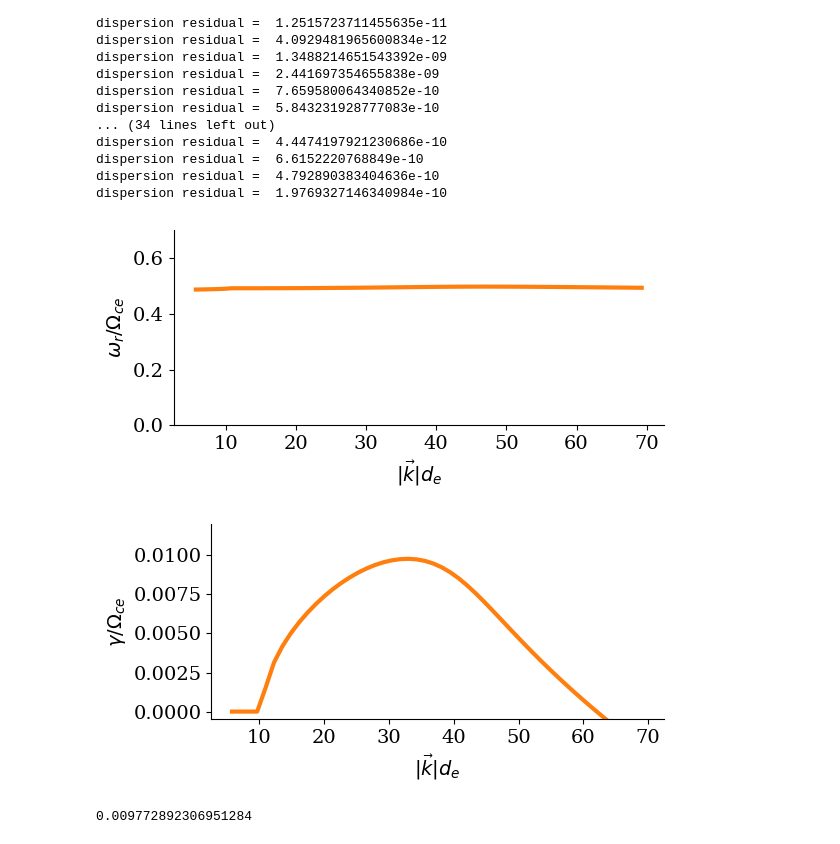
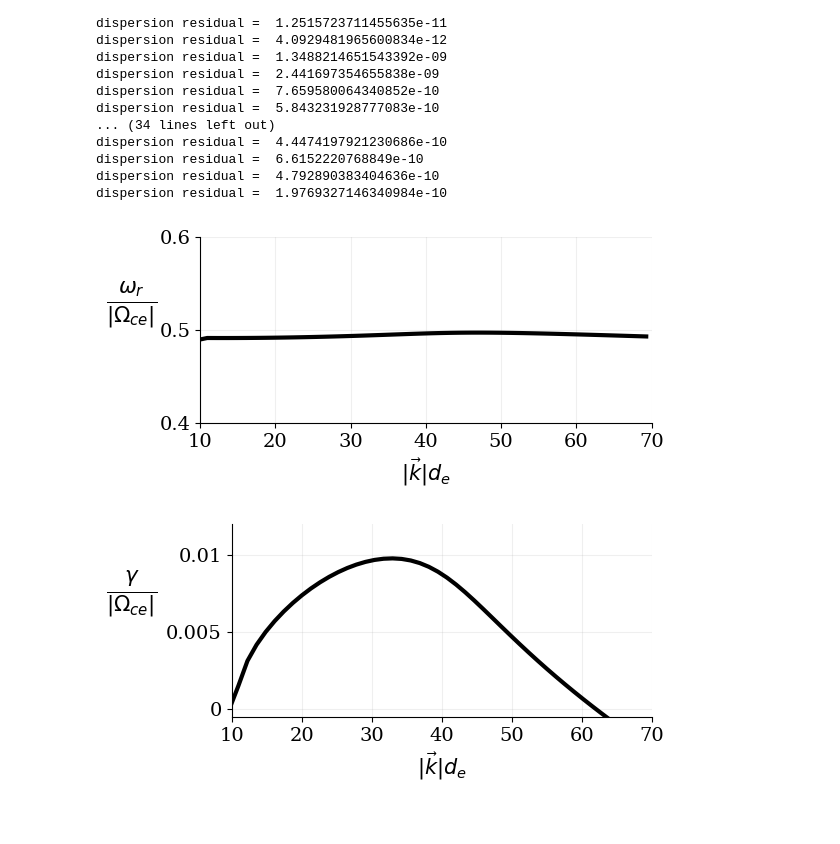
Before and after one commit to opaliss/QLT_whistler, a Jupyter notebook: secondary_waves/electrostatic_oblique_linear.ipynb, the cells around one changed output. Cells and saved outputs as stored; diff of their text form; code cells hidden in the pictures.

```diff
--- a/secondary_waves/electrostatic_oblique_linear.ipynb
+++ b/secondary_waves/electrostatic_oblique_linear.ipynb
@@ -48,7 +48,7 @@ The dispersion relation is
 omega_0 = 0.5 # Omega_ce
 omega_pe = 4 # Omgea_{ce}
 
-n_c = 4/5 # n^e_0
+n_c = 0.8 # n^e_0
 
 # thermal velocity
 alpha_c_perp = 0.0079 # d_e x Omega_ce
@@ -143,32 +143,36 @@ dispersion residual =  4.792890383404636e-10
 dispersion residual =  1.9769327146340984e-10
 # %%
 fig, ax = plt.subplots(figsize=(6, 3))
-ax.plot(k_abs, sol_.real, linewidth=3, color="tab:orange")
-ax.set_ylabel('$\omega_r/\Omega_{ce}$')
-ax.set_xlabel(r"$|\vec{k}|d_{e}$")
+ax.plot(k_abs, sol_.real, linewidth=3, color="black")
+ax.set_ylabel(r'$\frac{\omega_r}{|\Omega_{ce}|}$', fontsize=22, labelpad=20, rotation=0)
+ax.set_xlabel(r"$|\vec{k}|d_{e}$", fontsize=15)
 ax.set_ylim(0, 0.7)
+ax.set_xlim(10, 70)
+ax.set_ylim(0.4, 0.6)
+ax.set_yticks([0.4, 0.5, 0.6])
 ax.spines['right'].set_visible(False)
 ax.spines['top'].set_visible(False)
+plt.grid(alpha=0.2)
 plt.tight_layout()
 plt.savefig("../figs/vadim_2021/vadim_fig5_c.png", dpi=300, bbox_inches='tight')
 # %% [output]
-[figure, old version]
+[figure, new version]
 # %%
 fig, ax = plt.subplots(figsize=(6, 3))
-ax.plot(k_abs, sol_.imag, color="tab:orange", linewidth=3)
-ax.set_ylabel('$\gamma/\Omega_{ce}$', rotation=90)
-ax.set_xlabel(r"$|\vec{k}|d_{e}$")
+ax.plot(k_abs, sol_.imag, color="black", linewidth=3)
+ax.set_ylabel(r'$\frac{\gamma}{|\Omega_{ce}|}$', fontsize=22, labelpad=25, rotation=0)
+ax.set_xlabel(r"$|\vec{k}|d_{e}$", fontsize=15)
 ax.set_ylim(-0.0005, 0.012)
+ax.set_yticks([0, 0.005, 0.01])
+ax.set_yticklabels([0, 0.005, 0.01])
+ax.set_xlim(10, 70)
 ax.spines['right'].set_visible(False)
 ax.spines['top'].set_visible(False)
+plt.grid(alpha=0.2)
 plt.tight_layout()
 plt.savefig("../figs/vadim_2021/vadim_fig5_d.png", dpi=300, bbox_inches='tight')
 # %% [output]
-[figure, old version]
+[figure, new version]
-# %%
-sol_.imag.max()
-# %% [output]
-0.009772892306951284
 # %%
 k_perp = 20
 k_par =  np.sqrt((omega_0**2) / (1-omega_0**2))*k_perp
```
Also changed, not shown: parts of 2 cells of this notebook, 12 other files.
